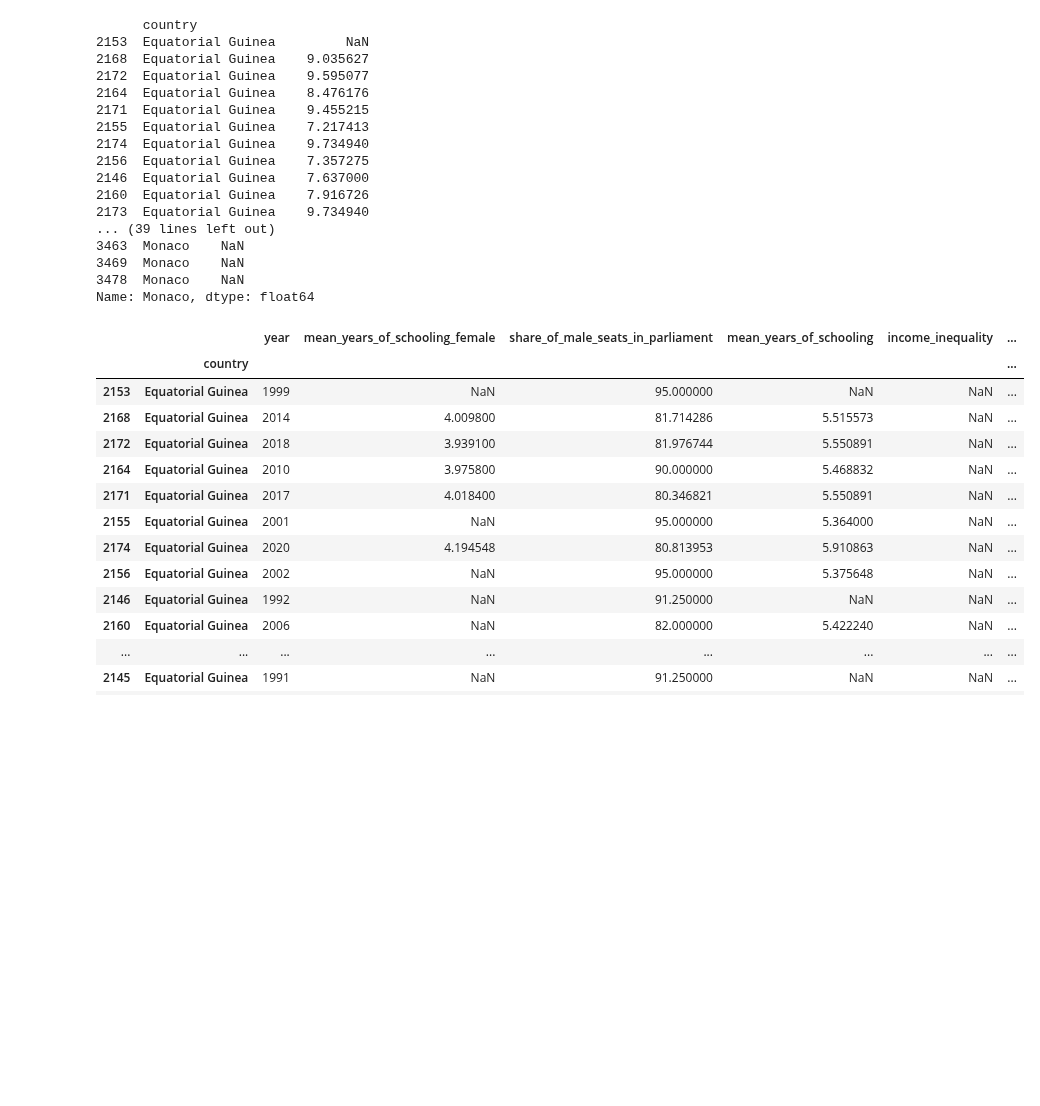
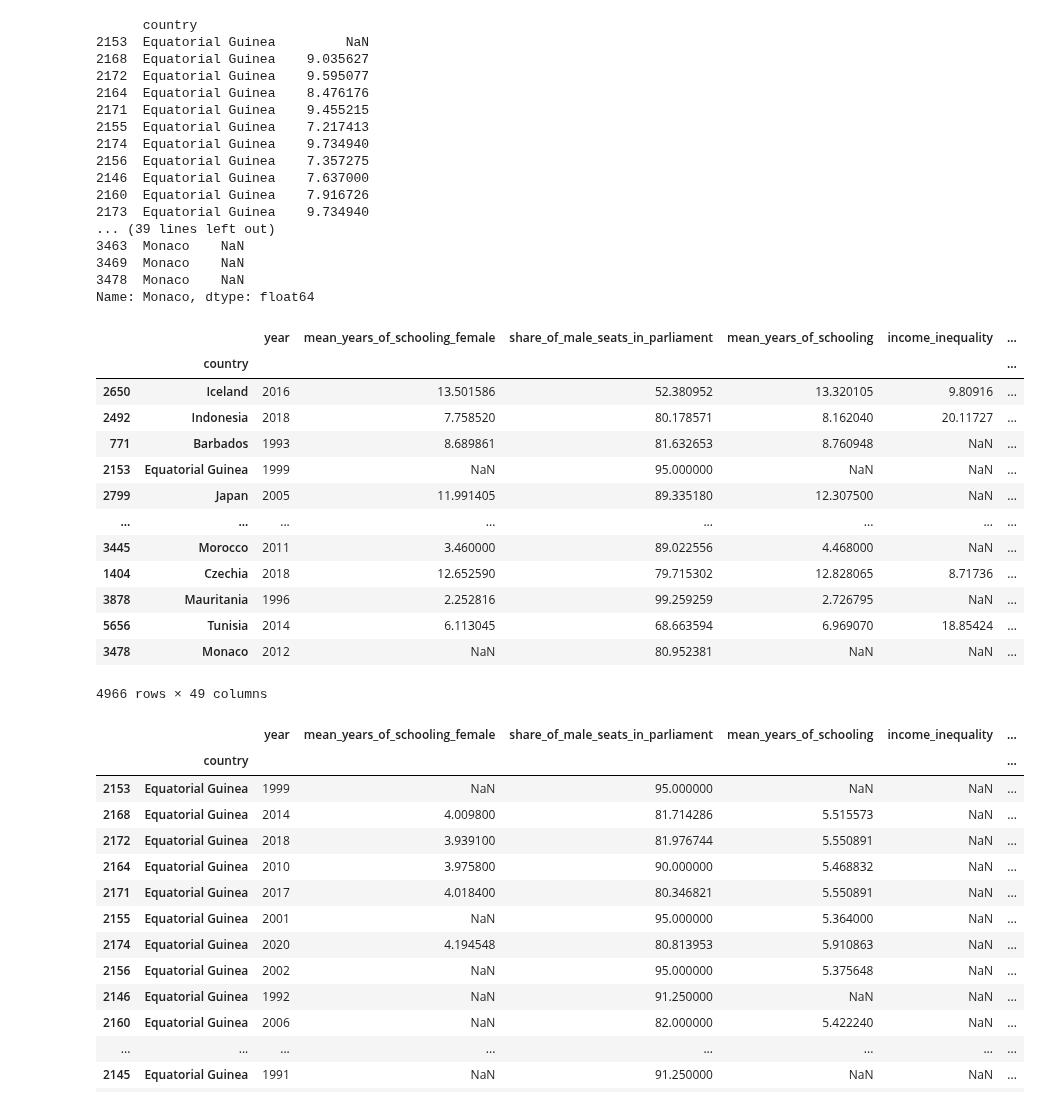
Before and after one commit to idalinnakallio/DAT565, a Jupyter notebook: Assignment 4/Assignment4.ipynb, the cells around one changed output. Drawn from its saved outputs; the diff is of its cells as text; code cells hidden in the pictures; blank space fills up the shorter version.

```diff
--- a/Assignment 4/Assignment4.ipynb
+++ b/Assignment 4/Assignment4.ipynb
@@ -268,6 +244,23 @@ X_train_filled_2 = X_train[X_train['country_id'].isin([113, 53])].groupby('count
 3469  Monaco    NaN
 3478  Monaco    NaN
 Name: Monaco, dtype: float64
+# %%
+X_train_filled_new
+# %% [output]
+|  |  | year | mean_years_of_schooling_female | share_of_male_seats_in_parliament | mean_years_of_schooling | income_inequality | ... |
+|  | country |  |  |  |  |  | ... |
+| 2650 | Iceland | 2016 | 13.501586 | 52.380952 | 13.320105 | 9.80916 | ... |
+| 2492 | Indonesia | 2018 | 7.758520 | 80.178571 | 8.162040 | 20.11727 | ... |
+| 771 | Barbados | 1993 | 8.689861 | 81.632653 | 8.760948 | NaN | ... |
+| 2153 | Equatorial Guinea | 1999 | NaN | 95.000000 | NaN | NaN | ... |
+| 2799 | Japan | 2005 | 11.991405 | 89.335180 | 12.307500 | NaN | ... |
+| ... | ... | ... | ... | ... | ... | ... | ... |
+| 3445 | Morocco | 2011 | 3.460000 | 89.022556 | 4.468000 | NaN | ... |
+| 1404 | Czechia | 2018 | 12.652590 | 79.715302 | 12.828065 | 8.71736 | ... |
+| 3878 | Mauritania | 1996 | 2.252816 | 99.259259 | 2.726795 | NaN | ... |
+| 5656 | Tunisia | 2014 | 6.113045 | 68.663594 | 6.969070 | 18.85424 | ... |
+| 3478 | Monaco | 2012 | NaN | 80.952381 | NaN | NaN | ... |
+4966 rows × 49 columns
 # %%
 X_train[X_train['country_id'].isin([53])]
 # %% [output]
```
Also changed, not shown: parts of 6 cells of this notebook, 4 other files.
